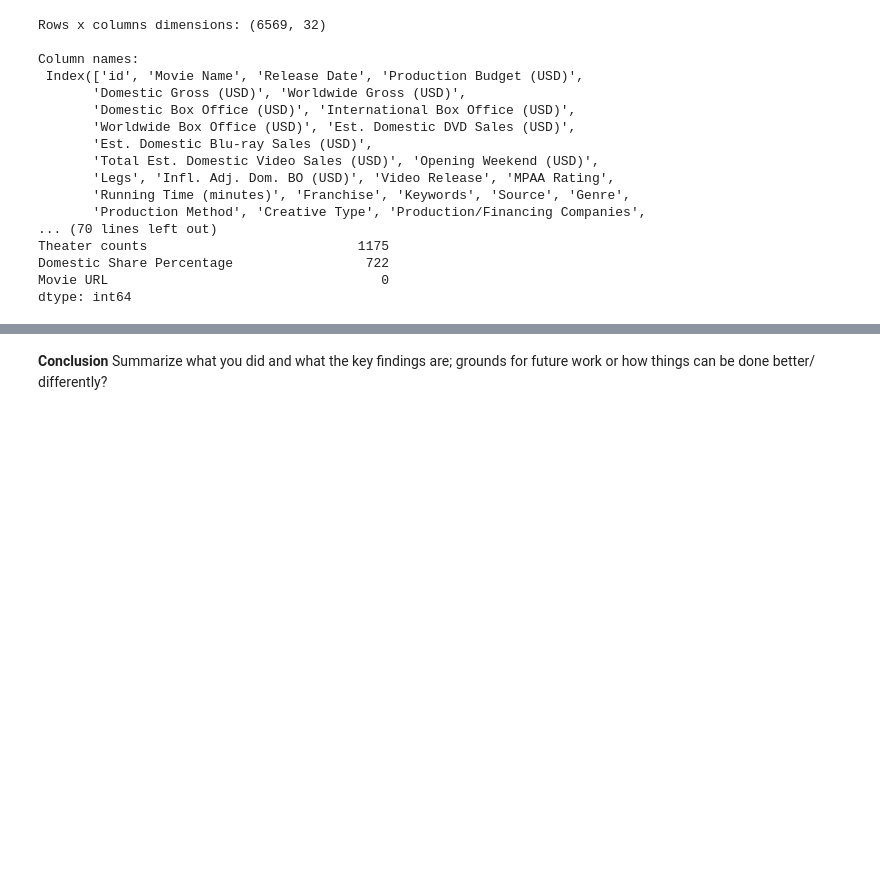
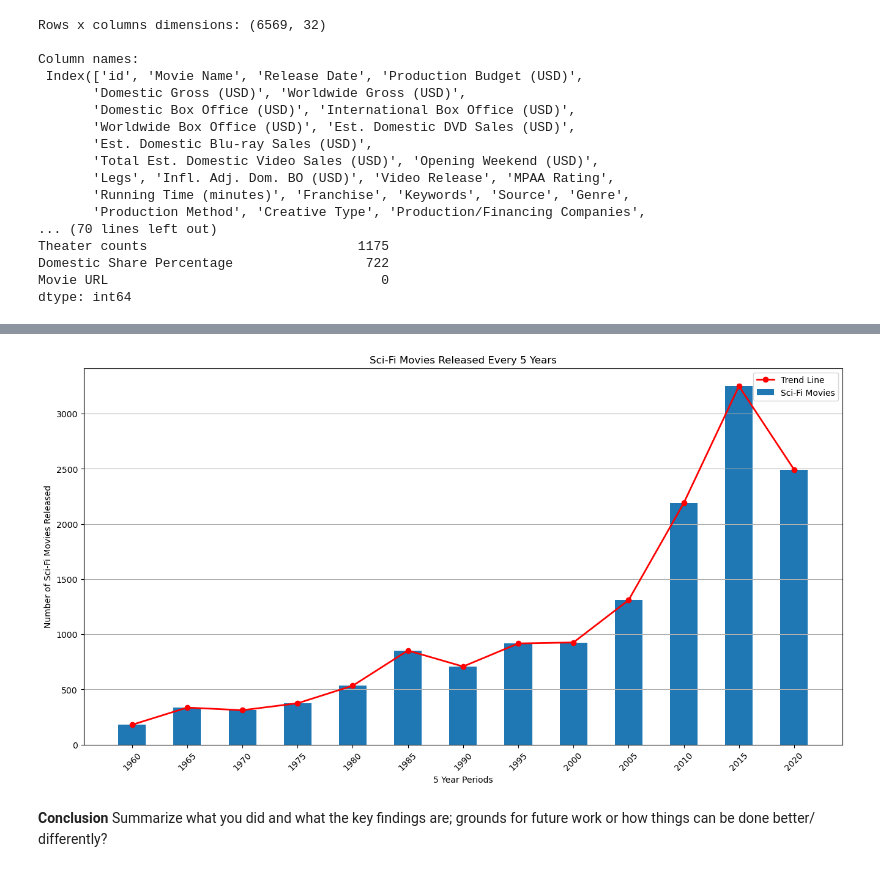
Before and after one commit to kalmlaz/Data-Science-Project, a Jupyter notebook: Data Science Project - Do space missions impact SciFi movies.ipynb, the cells around one changed output, grey strips where cells are left out. Cells and saved outputs as stored; diff of their text form; code cells hidden in the pictures; blank space fills up the shorter version.

```diff
--- a/Data Science Project - Do space missions impact SciFi movies.ipynb
+++ b/Data Science Project - Do space missions impact SciFi movies.ipynb
@@ -173,3 +266,36 @@ Include python code and discuss what my observations are; how do I interpret thi
+# %%
+#Converting to datetime
+movies["release_date"] = pd.to_datetime(movies["release_date"], errors="coerce")
+
+#Create a three year period column to group by
+movies["three_year"] = (movies["release_date"].dt.year // 5) * 5
+
+#Search for SciFi movies only and count them
+sci_fi = movies[movies["genres"].str.contains("Science Fiction")]
+sci_fi_counts = sci_fi.groupby("three_year").size()
+
+#Plotting the visual
+plt.figure(figsize=(16,8))
+
+#reating the bar chart and line charts
+plt.bar(sci_fi_counts.index, sci_fi_counts.values, width=2.5, label="Sci-Fi Movies")
+plt.plot(sci_fi_counts.index, sci_fi_counts.values, color="red", marker="o", linewidth=2, label="Trend Line")
+
+#Populating the visual
+plt.title("Sci‑Fi Movies Released Every 5 Years")
+
+plt.xlabel("5 Year Periods")
+plt.ylabel("Number of Sci‑Fi Movies Released")
+
+plt.xticks(sci_fi_counts.index, rotation=45)
+
+plt.grid(axis="y")
+plt.legend()
+
+##Displaying the visual
+plt.show()
+# %% [output]
+[figure, added]
 # %% [markdown]
 **Conclusion**
 Summarize what you did and what the key findings are; grounds for future work or how things can be done better/ differently?
```
Also changed, not shown: parts of 5 cells of this notebook.
